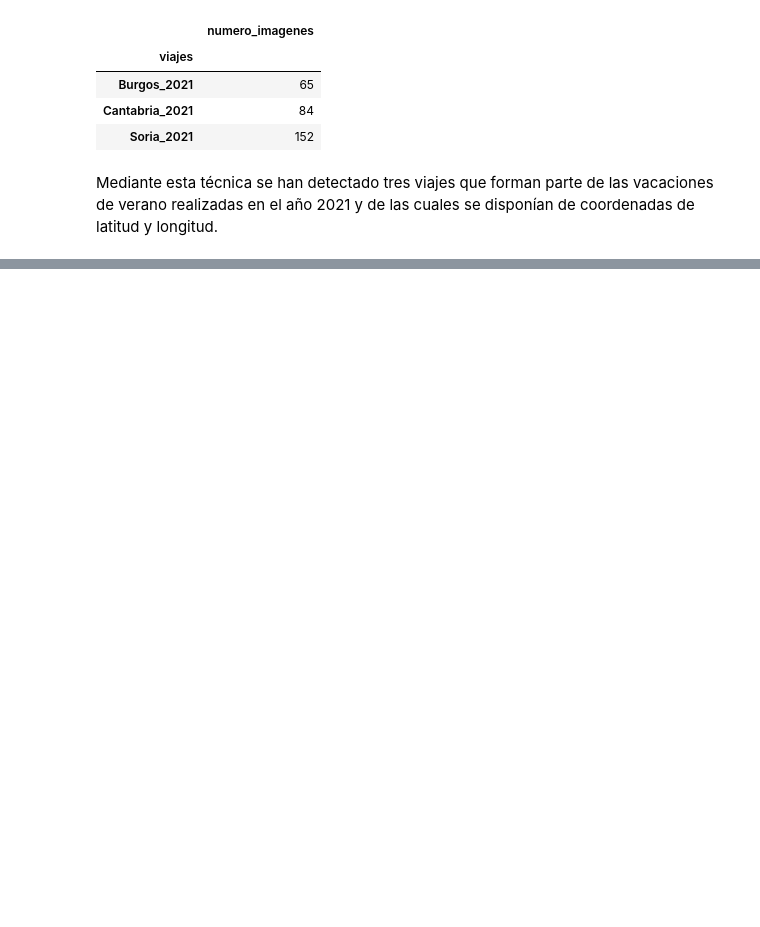
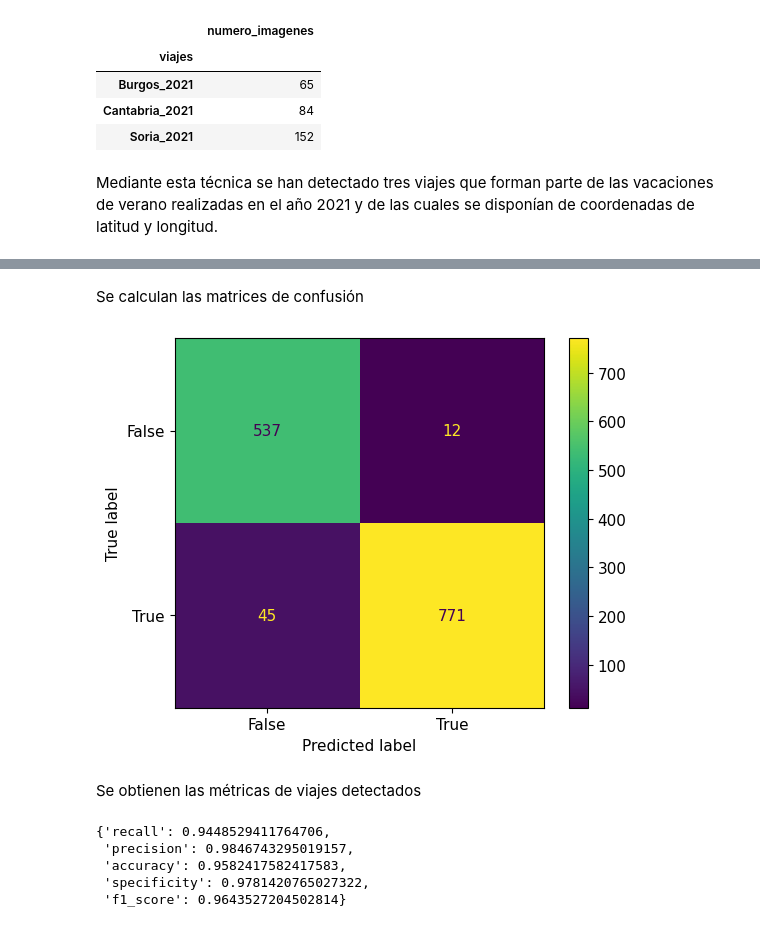
Before and after one commit to dcarretero/UOC_Master_DS_TFM, a Jupyter notebook: image_classifier/4_generador_de_albumes.ipynb, the cells around one changed output, grey strips where cells are left out. Drawn from its saved outputs; the diff is of its cells as text; code cells hidden in the pictures; blank space fills up the shorter version.

```diff
--- a/image_classifier/4_generador_de_albumes.ipynb
+++ b/image_classifier/4_generador_de_albumes.ipynb
@@ -226,0 +401,5 @@ Mediante esta técnica se han detectado tres viajes que forman parte de las vaca
+# %%
+# Se eliminan todos los dias que no esten por encima de 5 veces la media anual
+df_images_count_per_date_filtered = df_images_count_per_date_ordered[df_images_count_per_date_ordered['numero_imagenes']>10].copy()
+
+df_images_count_per_date_filtered
@@ -226,0 +470,56 @@ Mediante esta técnica se han detectado tres viajes que forman parte de las vaca
+# %%
+# Se obtiene el año, mes y día para todas las imágenes y su fecha en formato datetime
+
+df_images_date['anyo'] = df_images_date['fecha'].apply(lambda x: int(x.split('_')[0]))
+df_images_date['mes'] = df_images_date['fecha'].apply(lambda x: int(x.split('_')[1]))
+df_images_date['dia'] = df_images_date['fecha'].apply(lambda x: int(x.split('_')[2]))
+df_images_date['datetime'] = df_images_date.apply((lambda x: datetime.date(x.anyo,x.mes,x.dia)),axis=1)
+# %%
+# Se consiguen todas las imágenes de los días de viaje
+trips_images=[]
+for first_last_day in trips_first_last_day:
+    first_day_date = datetime.datetime.strptime(first_last_day[0],'%Y_%m_%d').date()
+    last_day_date = datetime.datetime.strptime(first_last_day[1],'%Y_%m_%d').date()
+    df_images_date_trip = df_images_date[df_images_date['datetime']>=first_day_date].copy()
+    df_images_date_trip= df_images_date_trip[df_images_date['datetime']<=last_day_date]
+    trips_images = trips_images + df_images_date_trip['image_filename'].tolist()
+# %%
+# Se cruzan los datos para obtener dataframe con predicciones y real
+df_trips_images_final = pd.DataFrame(trips_images,columns=['image_filename'])
+df_trips_images_final['Viaje predicted']= 1
+df_trips_images_manual = df_images_labeled_manually[['Image','Viaje']]
+df_trips_analysis = df_trips_images_manual.merge(df_trips_images_final , how="left", left_on="Image", right_on="image_filename")
+# Se informa con valor 0 aquellas imagenes sin detección de Viajes
+# en lugar de NA
+df_trips_analysis['Viaje predicted'] = df_trips_analysis['Viaje predicted']. fillna(0)
+
+# Se convierte a int la columna ya que se usa como booleano
+df_trips_analysis['Viaje predicted'] = df_trips_analysis['Viaje predicted'].astype('int')
+# %% [markdown]
+Se calculan las matrices de confusión
+# %%
+from sklearn import metrics
+%matplotlib inline
+# Se cargan los resultados de la predicción y el real
+images_trips_actual= df_trips_analysis['Viaje'].to_numpy()
+images_trips_predicted= df_trips_analysis['Viaje predicted'].to_numpy()
+# Se cargan los datos para generar la matriz de confusión
+confusion_matrix = metrics.confusion_matrix(images_trips_actual, images_trips_predicted)
+cm_display = metrics.ConfusionMatrixDisplay(confusion_matrix = confusion_matrix, display_labels = [False, True])
+# Se muestra el gráfico
+cm_display.plot()
+plt.show()
+# %% [output]
+[figure, added]
+# %% [markdown]
+Se obtienen las métricas de viajes detectados
+# %%
+analyticsHelper = AnalyticsHelper()
+metrics = analyticsHelper.getBinaryClassificationConfusionMatrixMetrics(confusion_matrix)
+metrics
+# %% [output]
+{'recall': 0.9448529411764706,
+ 'precision': 0.9846743295019157,
+ 'accuracy': 0.9582417582417583,
+ 'specificity': 0.9781420765027322,
+ 'f1_score': 0.9643527204502814}
```
Also changed, not shown: parts of 40 cells of this notebook, 2 other files.
